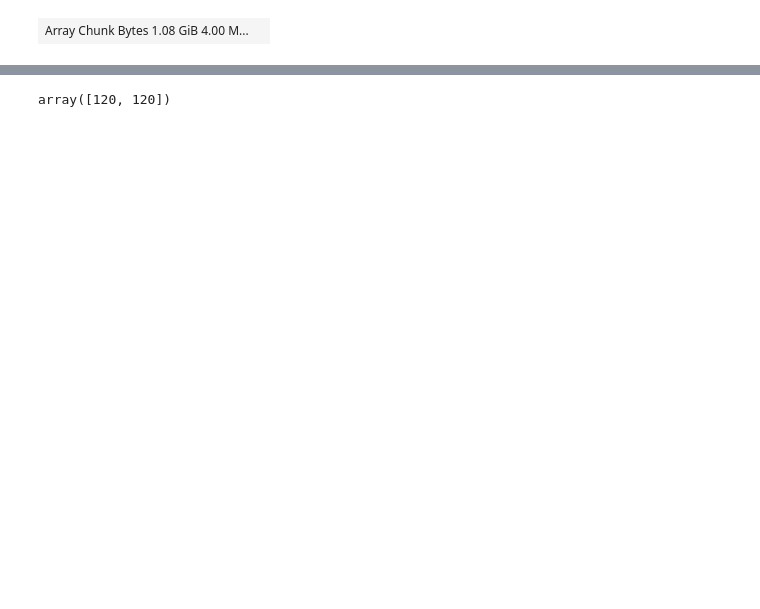
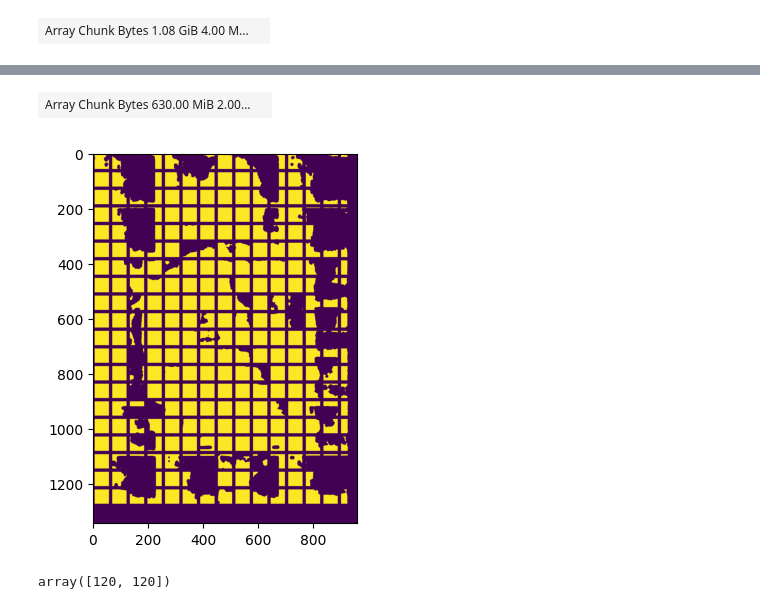
Before and after one commit to AllenNeuralDynamics/aind-brain-segmentation, a Jupyter notebook: code/whole_brain_inference.ipynb, the cells around one changed output, grey strips where cells are left out. Saved outputs shown, nothing was run; the diff lists cells and outputs as text; code cells hidden in the pictures; blank space fills up the shorter version.

```diff
--- a/code/whole_brain_inference.ipynb
+++ b/code/whole_brain_inference.ipynb
@@ -266,3 +267,16 @@ Tensor shape: torch.Size([1, 72, 72, 24]) - Pred mask -> (72, 72, 24) - unpadded
+# %%
+import dask.array as da
+lazy_seg = da.from_zarr("/scratch/intermediate_seg_729674.zarr")
+lazy_seg
+# %% [output]
+| Array Chunk Bytes 630.00 MiB 2.00... |  |
+# %%
+import matplotlib.pyplot as plt
+
+plt.imshow(lazy_seg[0, 0, 400, ...].compute())
+plt.show()
+# %% [output]
+[figure, added]
 # %%
 # for i, sample in enumerate(zarr_data_loader):
 #     block = sample.batch_tensor[None, ...].to(cuda_device)
```
Also changed, not shown: parts of 4 cells of this notebook, 5 other files.
